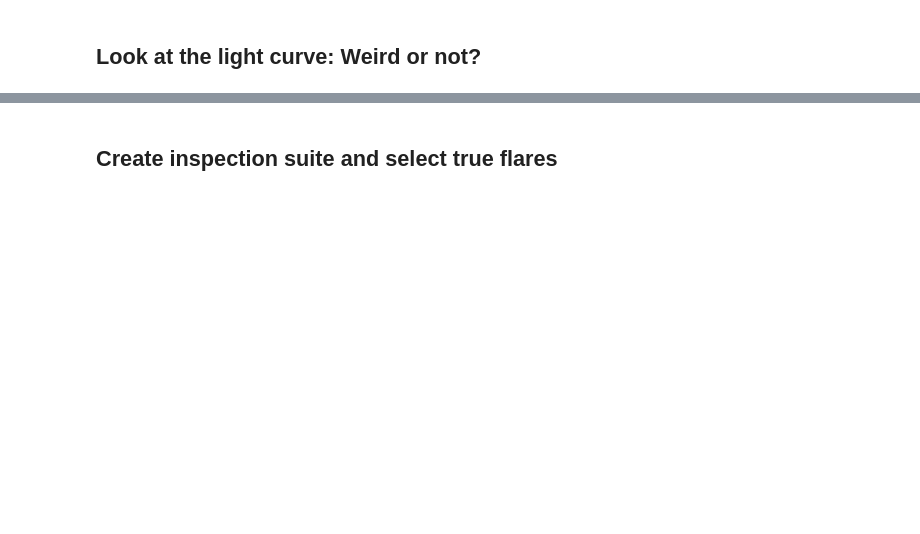
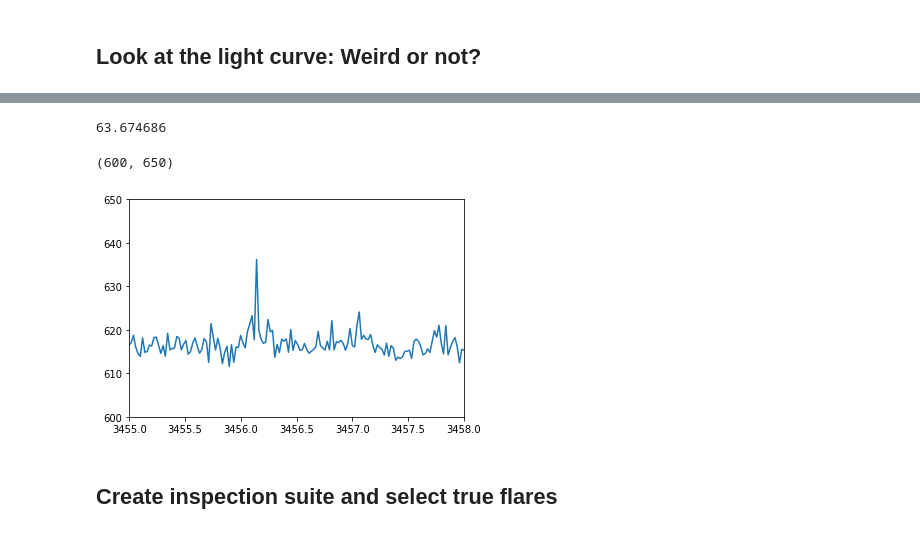
Before and after one commit to ekaterinailin/flares-in-clusters-with-k2-ii, a Jupyter notebook: VettingFlares/Interactive_Vetting_with_Bokeh.ipynb, the cells around one changed output, grey strips where cells are left out. Drawn from its saved outputs; the diff is of its cells as text; code cells hidden in the pictures; blank space fills up the shorter version.

```diff
--- a/VettingFlares/Interactive_Vetting_with_Bokeh.ipynb
+++ b/VettingFlares/Interactive_Vetting_with_Bokeh.ipynb
@@ -75,2 +175,13 @@ flc.plot()
+# %%
+flc.flux.std()
+# %% [output]
+63.674686
+# %%
+plt.plot(flc.time, flc.detrended_flux)
+plt.xlim(3455, 3458)
+plt.ylim(600,650)
+# %% [output]
+(600, 650)
+[figure, added]
 # %% [markdown]
 ## Create inspection suite and select true flares
```
Also changed, not shown: parts of 11 cells of this notebook, 2 other files.
